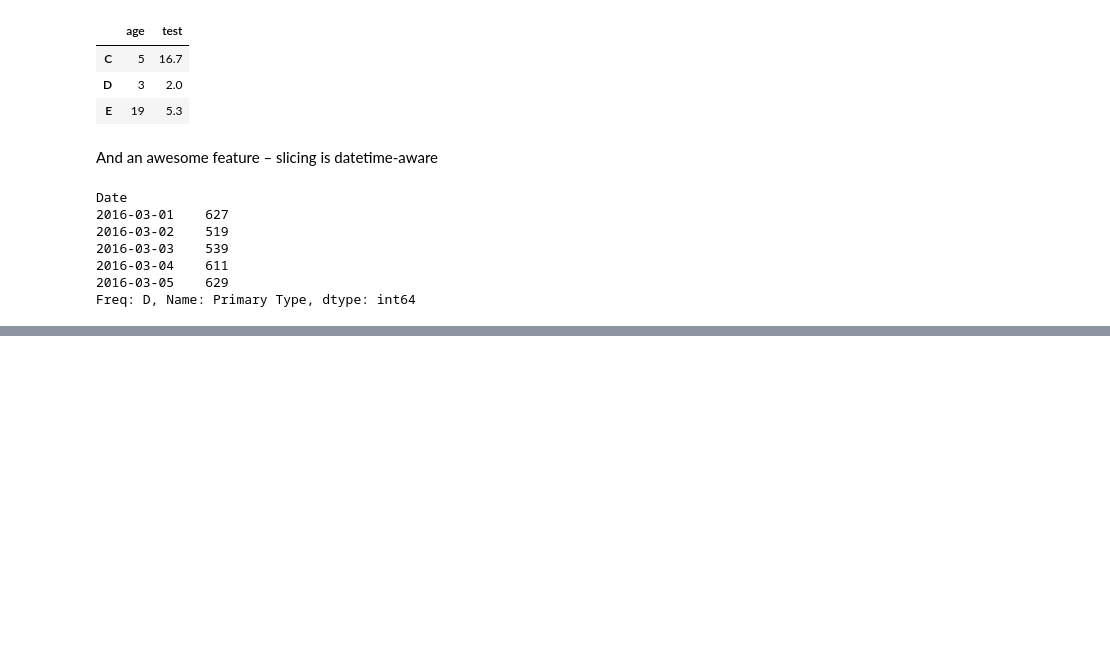
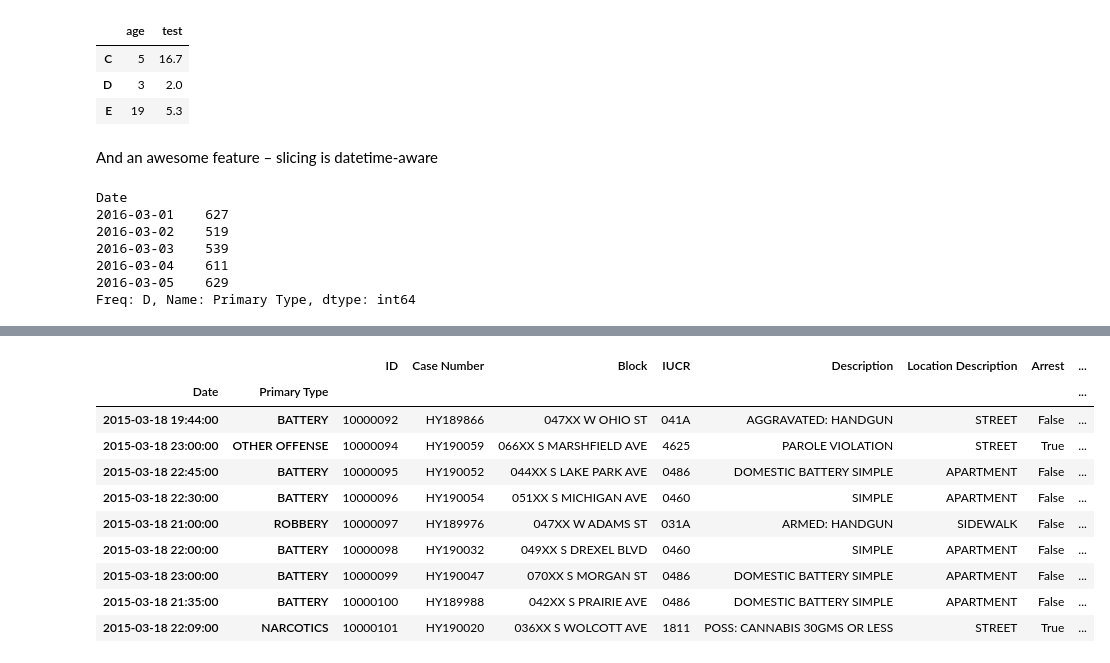
Before and after one commit to PacktPublishing/Jupyter-Notebook-for-Data-Science, a Jupyter notebook: chicago_crime.ipynb, the cells around one changed output, grey strips where cells are left out. Saved outputs shown, nothing was run; the diff lists cells and outputs as text; code cells hidden in the pictures; blank space fills up the shorter version.

```diff
--- a/chicago_crime.ipynb
+++ b/chicago_crime.ipynb
@@ -386,0 +455,15 @@ Freq: D, Name: Primary Type, dtype: int64
+# %%
+crimes_small_mi = crimes_small.set_index(['Primary Type'], append=True)
+crimes_small_mi
+# %% [output]
+|  |  | ID | Case Number | Block | IUCR | Description | Location Description | Arrest | ... |
+| Date | Primary Type |  |  |  |  |  |  |  | ... |
+| 2015-03-18 19:44:00 | BATTERY | 10000092 | HY189866 | 047XX W OHIO ST | 041A | AGGRAVATED: HANDGUN | STREET | False | ... |
+| 2015-03-18 23:00:00 | OTHER OFFENSE | 10000094 | HY190059 | 066XX S MARSHFIELD AVE | 4625 | PAROLE VIOLATION | STREET | True | ... |
+| 2015-03-18 22:45:00 | BATTERY | 10000095 | HY190052 | 044XX S LAKE PARK AVE | 0486 | DOMESTIC BATTERY SIMPLE | APARTMENT | False | ... |
+| 2015-03-18 22:30:00 | BATTERY | 10000096 | HY190054 | 051XX S MICHIGAN AVE | 0460 | SIMPLE | APARTMENT | False | ... |
+| 2015-03-18 21:00:00 | ROBBERY | 10000097 | HY189976 | 047XX W ADAMS ST | 031A | ARMED: HANDGUN | SIDEWALK | False | ... |
+| 2015-03-18 22:00:00 | BATTERY | 10000098 | HY190032 | 049XX S DREXEL BLVD | 0460 | SIMPLE | APARTMENT | False | ... |
+| 2015-03-18 23:00:00 | BATTERY | 10000099 | HY190047 | 070XX S MORGAN ST | 0486 | DOMESTIC BATTERY SIMPLE | APARTMENT | False | ... |
+| 2015-03-18 21:35:00 | BATTERY | 10000100 | HY189988 | 042XX S PRAIRIE AVE | 0486 | DOMESTIC BATTERY SIMPLE | APARTMENT | False | ... |
+| 2015-03-18 22:09:00 | NARCOTICS | 10000101 | HY190020 | 036XX S WOLCOTT AVE | 1811 | POSS: CANNABIS 30GMS OR LESS | STREET | True | ... |
```
Also changed, not shown: parts of 33 cells of this notebook.
